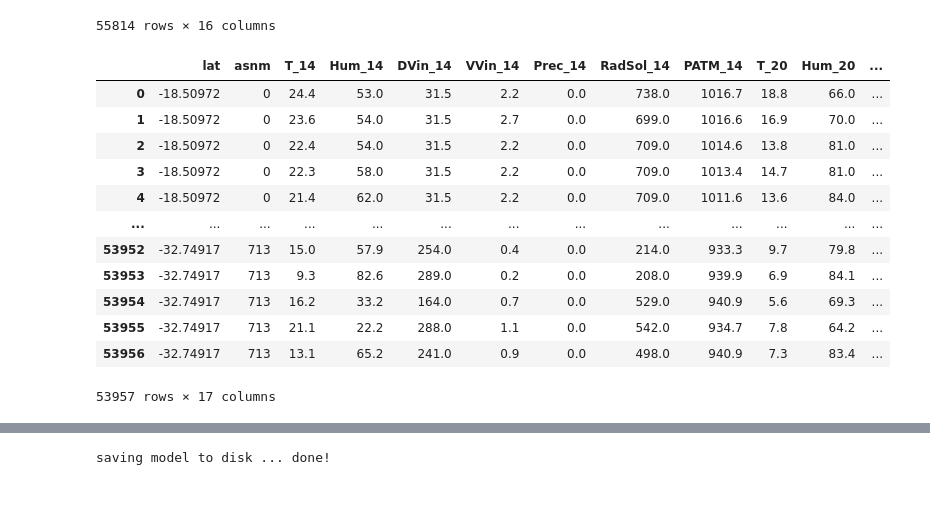
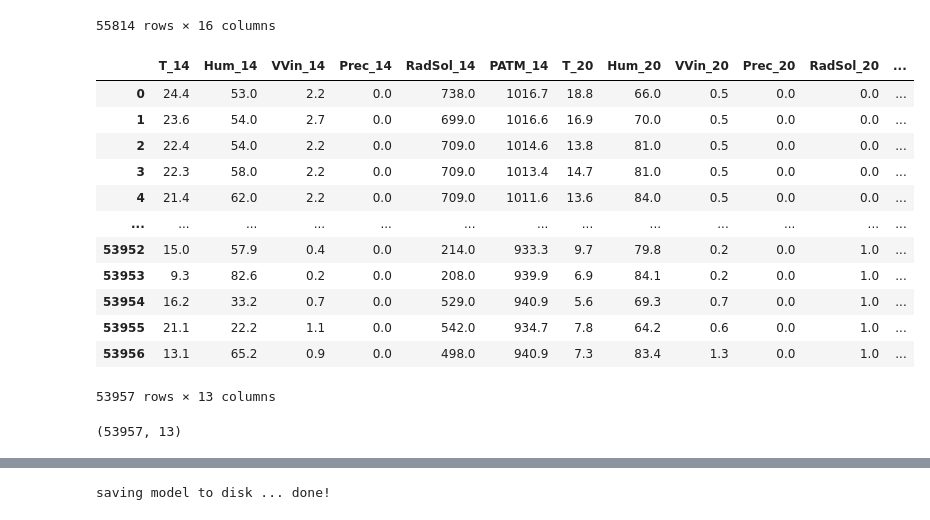
Before and after one commit to frmunozz/AGRIMED, a Jupyter notebook: notebooks/BinaryClassifierImproved.ipynb, the cells around one changed output, grey strips where cells are left out. Saved outputs shown, nothing was run; the diff lists cells and outputs as text; code cells hidden in the pictures.

```diff
--- a/notebooks/BinaryClassifierImproved.ipynb
+++ b/notebooks/BinaryClassifierImproved.ipynb
@@ -207,21 +227,26 @@ data_df
 55814 rows × 16 columns
 # %%
 dataset_df = pd.merge(df, data_df, on="code")
-dataset_df = dataset_df[dataset_df.columns[1:]]
+dataset_df = dataset_df.drop(["code", "DVin_14", "DVin_20", "lat", "asnm"], axis=1)
 dataset_df
 # %% [output]
-|  | lat | asnm | T_14 | Hum_14 | DVin_14 | VVin_14 | Prec_14 | RadSol_14 | PATM_14 | T_20 | Hum_20 | ... |
-| 0 | -18.50972 | 0 | 24.4 | 53.0 | 31.5 | 2.2 | 0.0 | 738.0 | 1016.7 | 18.8 | 66.0 | ... |
-| 1 | -18.50972 | 0 | 23.6 | 54.0 | 31.5 | 2.7 | 0.0 | 699.0 | 1016.6 | 16.9 | 70.0 | ... |
-| 2 | -18.50972 | 0 | 22.4 | 54.0 | 31.5 | 2.2 | 0.0 | 709.0 | 1014.6 | 13.8 | 81.0 | ... |
-| 3 | -18.50972 | 0 | 22.3 | 58.0 | 31.5 | 2.2 | 0.0 | 709.0 | 1013.4 | 14.7 | 81.0 | ... |
-| 4 | -18.50972 | 0 | 21.4 | 62.0 | 31.5 | 2.2 | 0.0 | 709.0 | 1011.6 | 13.6 | 84.0 | ... |
+|  | T_14 | Hum_14 | VVin_14 | Prec_14 | RadSol_14 | PATM_14 | T_20 | Hum_20 | VVin_20 | Prec_20 | RadSol_20 | ... |
+| 0 | 24.4 | 53.0 | 2.2 | 0.0 | 738.0 | 1016.7 | 18.8 | 66.0 | 0.5 | 0.0 | 0.0 | ... |
+| 1 | 23.6 | 54.0 | 2.7 | 0.0 | 699.0 | 1016.6 | 16.9 | 70.0 | 0.5 | 0.0 | 0.0 | ... |
+| 2 | 22.4 | 54.0 | 2.2 | 0.0 | 709.0 | 1014.6 | 13.8 | 81.0 | 0.5 | 0.0 | 0.0 | ... |
+| 3 | 22.3 | 58.0 | 2.2 | 0.0 | 709.0 | 1013.4 | 14.7 | 81.0 | 0.5 | 0.0 | 0.0 | ... |
+| 4 | 21.4 | 62.0 | 2.2 | 0.0 | 709.0 | 1011.6 | 13.6 | 84.0 | 0.5 | 0.0 | 0.0 | ... |
 | ... | ... | ... | ... | ... | ... | ... | ... | ... | ... | ... | ... | ... |
-| 53952 | -32.74917 | 713 | 15.0 | 57.9 | 254.0 | 0.4 | 0.0 | 214.0 | 933.3 | 9.7 | 79.8 | ... |
-| 53953 | -32.74917 | 713 | 9.3 | 82.6 | 289.0 | 0.2 | 0.0 | 208.0 | 939.9 | 6.9 | 84.1 | ... |
-| 53954 | -32.74917 | 713 | 16.2 | 33.2 | 164.0 | 0.7 | 0.0 | 529.0 | 940.9 | 5.6 | 69.3 | ... |
-| 53955 | -32.74917 | 713 | 21.1 | 22.2 | 288.0 | 1.1 | 0.0 | 542.0 | 934.7 | 7.8 | 64.2 | ... |
-| 53956 | -32.74917 | 713 | 13.1 | 65.2 | 241.0 | 0.9 | 0.0 | 498.0 | 940.9 | 7.3 | 83.4 | ... |
+| 53952 | 15.0 | 57.9 | 0.4 | 0.0 | 214.0 | 933.3 | 9.7 | 79.8 | 0.2 | 0.0 | 1.0 | ... |
+| 53953 | 9.3 | 82.6 | 0.2 | 0.0 | 208.0 | 939.9 | 6.9 | 84.1 | 0.2 | 0.0 | 1.0 | ... |
+| 53954 | 16.2 | 33.2 | 0.7 | 0.0 | 529.0 | 940.9 | 5.6 | 69.3 | 0.7 | 0.0 | 1.0 | ... |
+| 53955 | 21.1 | 22.2 | 1.1 | 0.0 | 542.0 | 934.7 | 7.8 | 64.2 | 0.6 | 0.0 | 1.0 | ... |
+| 53956 | 13.1 | 65.2 | 0.9 | 0.0 | 498.0 | 940.9 | 7.3 | 83.4 | 1.3 | 0.0 | 1.0 | ... |
-53957 rows × 17 columns
+53957 rows × 13 columns
+# %%
+dddd = dataset_df.values
+dddd[:,:-1].shape
+# %% [output]
+(53957, 13)
 # %%
 #normal weighted
```
Also changed, not shown: parts of 31 cells of this notebook, 9 other files.
